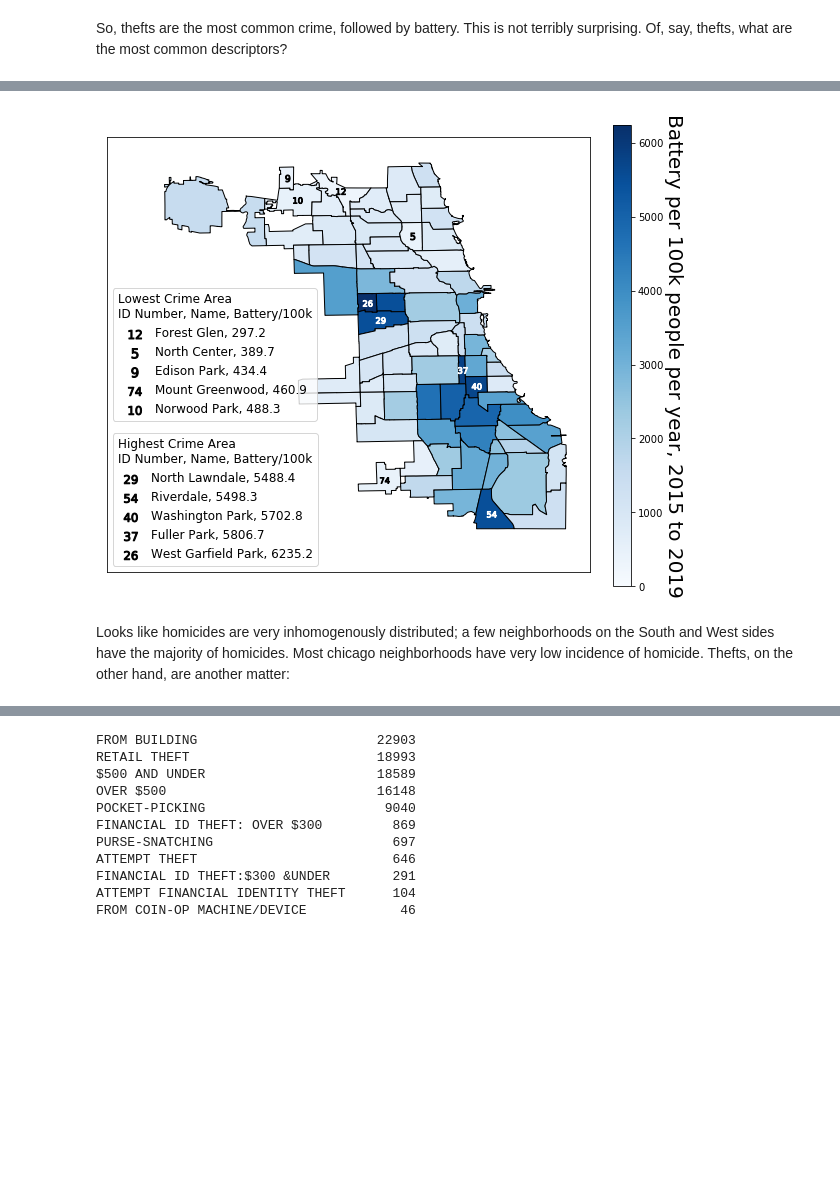
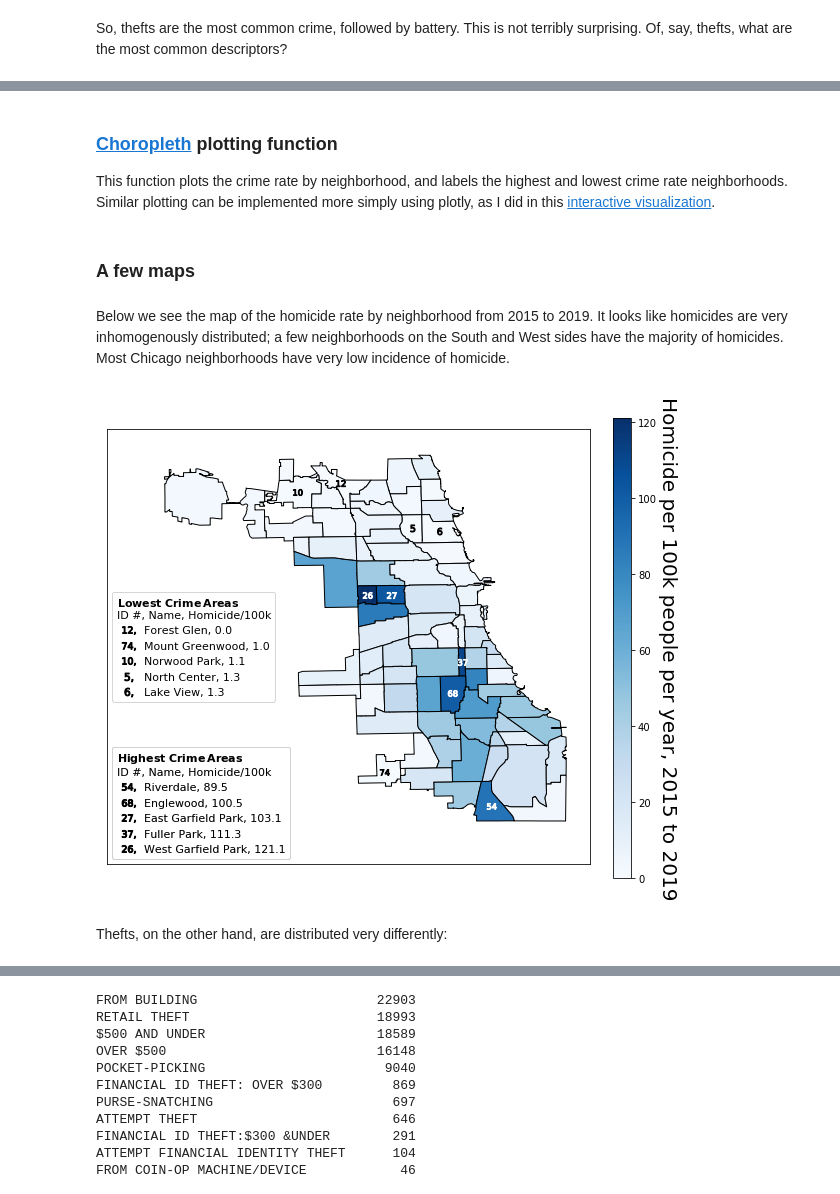
Before and after one commit to emapple/chicago-crime, a Jupyter notebook: notebooks/01-chicago-crime.ipynb, the cells around one changed output, grey strips where cells are left out. Drawn from its saved outputs; the diff is of its cells as text; code cells hidden in the pictures; blank space fills up the shorter version.

```diff
--- a/notebooks/01-chicago-crime.ipynb
+++ b/notebooks/01-chicago-crime.ipynb
@@ -374,0 +395,10 @@ Crime generally has gone down over the last 19 years, almost by a factor of 2. T
+# %%
+# let's focus on the top 5, as stated above
+top_crimes = crimedata['Primary Type'].value_counts()[:5].index
+
+# making a version where all crimes that aren't in the top 5 are grouped
+crimedata2 = crimedata[['Primary Type']].copy()
+# replace crimes not in top_crimes with "ALL OTHERS" designation
+crimedata2 = crimedata2.replace([cr for cr in crimedata2['Primary Type'].unique()
+                                 if cr not in top_crimes],
+                                'ALL OTHERS')
@@ -374,0 +409,13 @@ Crime generally has gone down over the last 19 years, almost by a factor of 2. T
+# %%
+# count crimes by date and type
+agg = crimedata2.groupby(['Primary Type', crimedata2.index.date]).size()
+# apply 365 day rolling mean for each crime
+agg_mean = (agg.groupby('Primary Type')
+               .apply(lambda x: x.rolling(365).mean())
+               .dropna().reset_index(level=0))
+# %%
+fig = px.area(agg_mean, color='Primary Type',
+              category_orders={'Primary Type':list(top_crimes[::-1])},
+              labels={'value':'Daily Crimes', 'index':''})
+fig.update_layout(font={'size':20}, title='30-day rolling mean')
+fig.show('png', width=1280, height=720)  # png for static rendering
@@ -377,6 +427,6 @@ Crime generally has gone down over the last 19 years, almost by a factor of 2. T
 
 Let's look at where crimes occur. If you would like to look at interactive versions of these plots, visit [my website](http://www.physics.rutgers.edu/~applebaum/visualizations/), where you can change the crime type and the time period of interest.
-# %%
-# the geographical (community boundary) data
-geodf = geopandas.read_file(geofilename)
-geodf['area_num_1'] = geodf['area_num_1'].astype(int)
+# %% [markdown]
+### [Choropleth](https://en.wikipedia.org/wiki/Choropleth_map) plotting function
+
+This function plots the crime rate by neighborhood, and labels the highest and lowest crime rate neighborhoods. Similar plotting can be implemented more simply using plotly, as I did in this [interactive visualization](http://www.physics.rutgers.edu/~applebaum/visualizations/).
@@ -383,10 +541,14 @@ geodf['area_num_1'] = geodf['area_num_1'].astype(int)
+# %% [markdown]
+### A few maps
+# %% [markdown]
+Below we see the map of the homicide rate by neighborhood from 2015 to 2019. It looks like homicides are very inhomogenously distributed; a few neighborhoods on the South and West sides have the majority of homicides. Most Chicago neighborhoods have very low incidence of homicide.
 # %%
-plot_crime_map(crimedata, geodf, census_dat, (2015, 2019), 'battery', cmap='Blues',
-               annotate=True, num_annotations=(5, 5), annot_colors=('black', 'white'))
+plot_crime_map(crimedata, geodf, census_dat, (2015, 2019), 'homicide', cmap='Blues',
+               num_annotations=(5, 5), annot_colors=('black', 'white'))
 # %% [output]
-[figure, old version]
+[figure, new version]
-# %% [markdown]
-Looks like homicides are very inhomogenously distributed; a few neighborhoods on the South and West sides have the majority of homicides. Most chicago neighborhoods have very low incidence of homicide. Thefts, on the other hand, are another matter:
+# %% [markdown]
+Thefts, on the other hand, are distributed very differently:
 # %%
 plot_crime_map(crimedata, geodf, census_dat, (2001, 2019), 'theft', cmap='Blues',
                annotate=True, num_annotations=(5, 5), annot_colors=('black', 'white'))
```
Also changed, not shown: parts of 68 cells of this notebook, 2 other files.
